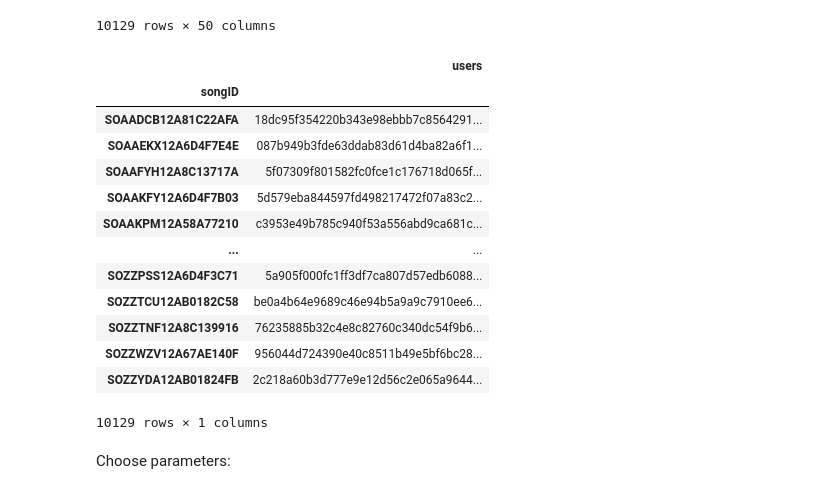
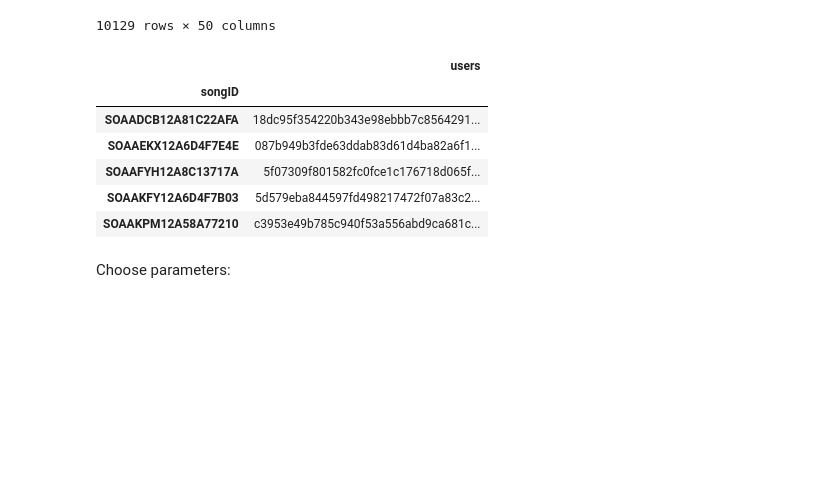
Before and after one commit to matijasipek/comp_tools, a Jupyter notebook: LSH in collaborative filtering.ipynb, the cells around one changed output. Cells and saved outputs as stored; diff of their text form; code cells hidden in the pictures; blank space fills up the shorter version.

```diff
--- a/LSH in collaborative filtering.ipynb
+++ b/LSH in collaborative filtering.ipynb
@@ -58,4 +180,4 @@ df = u_normalized.copy()
 # %%
-df[df >= 0] = 1
-df[df < 0] = 0
+df_[df_ >= 0] = 1
+df_[df_ < 0] = 0
 # %%
@@ -63,8 +185,8 @@ df.shape
 # %% [output]
 (1010, 27898)
 # %%
-df = df.T
-df
+df_ = df_.T
+df_
 # %% [output]
 | userID | 0007c0e74728ca9ef0fe4eb7f75732e80... | 0039bd8483d578997718cdc0bf6c7c88b... | 00498f4bab2bfeb17680113c7d9525ad5... | 00a443baf550f4bbdd974ba73720abf27... | ... |
 | songID |  |  |  |  | ... |
@@ -83,7 +205,7 @@ df
 # %%
 # Transform the data for the LSH algo
 start_time = time.time()
-cols = df.columns.to_numpy() # the users
-vectors_list = [cols[x].tolist() for x in df.eq(1).to_numpy()] # each vector is a song, contains users that liked that song
+cols = df_.columns.to_numpy() # the users
+vectors_list = [cols[x].tolist() for x in df_.eq(1).to_numpy()] # each vector is a song, contains users that liked that song
 print('It took %s seconds.' %(time.time()-start_time))
 # %% [output]
@@ -94,7 +216,7 @@ len(vectors_list) # should be equal to the 27898 columns (songs)
 # %% [output]
 27898
 # %%
-df_new = pd.DataFrame(vectors_list, index = df.index)
+df_new = pd.DataFrame(vectors_list, index = df_.index)
 # df_new.shape # (27898, 49)
 # %%
 # drop rows with none
@@ -125,22 +247,15 @@ data = df_new_reduced['users'].copy()
 # %%
 data = pd.DataFrame(data)
 # %%
-data
+data.head()
 # %% [output]
 |  | users |
 | songID |  |
 | SOAADCB12A81C22AFA | 18dc95f354220b343e98ebbb7c8564291... |
 | SOAAEKX12A6D4F7E4E | 087b949b3fde63ddab83d61d4ba82a6f1... |
 | SOAAFYH12A8C13717A | 5f07309f801582fc0fce1c176718d065f... |
 | SOAAKFY12A6D4F7B03 | 5d579eba844597fd498217472f07a83c2... |
 | SOAAKPM12A58A77210 | c3953e49b785c940f53a556abd9ca681c... |
-| ... | ... |
-| SOZZPSS12A6D4F3C71 | 5a905f000fc1ff3df7ca807d57edb6088... |
-| SOZZTCU12AB0182C58 | be0a4b64e9689c46e94b5a9a9c7910ee6... |
-| SOZZTNF12A8C139916 | 76235885b32c4e8c82760c340dc54f9b6... |
-| SOZZWZV12A67AE140F | 956044d724390e40c8511b49e5bf6bc28... |
-| SOZZYDA12AB01824FB | 2c218a60b3d777e9e12d56c2e065a9644... |
-10129 rows × 1 columns
 # %% [markdown]
 Choose parameters:
 # %%
```
Also changed, not shown: parts of 13 cells of this notebook.
